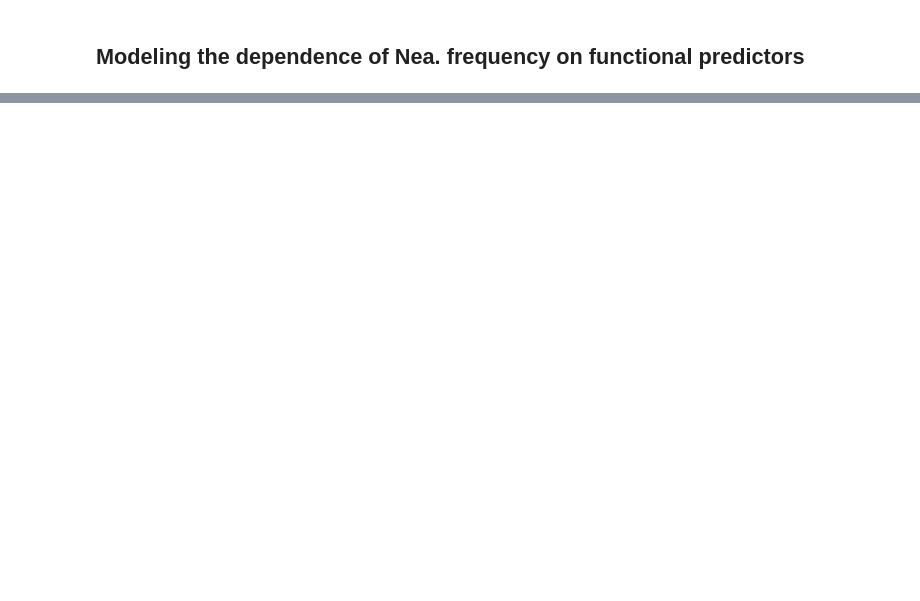
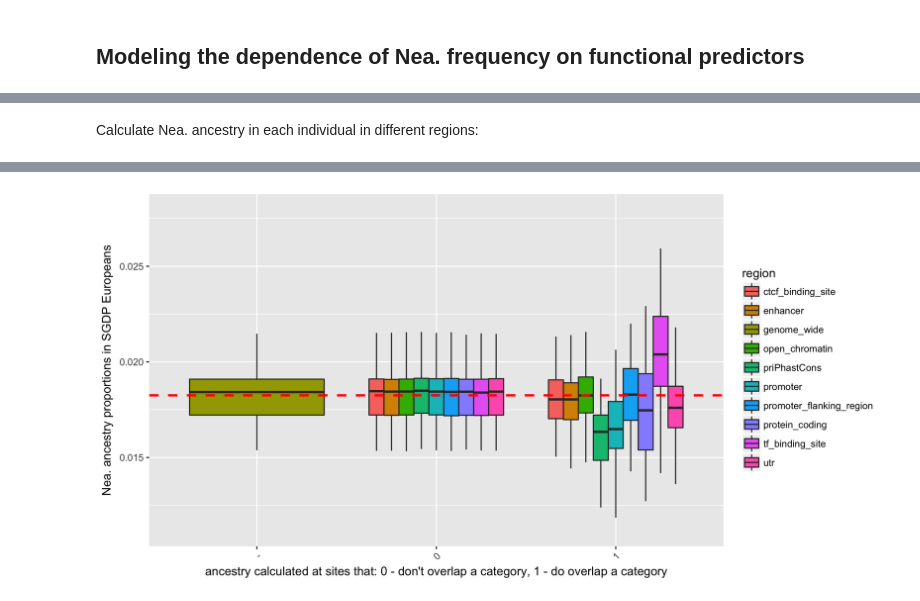
Before and after one commit to bodkan/nea-over-time, a Jupyter notebook: notebooks/introgression_predictors_cleaned_up.ipynb, the cells around one changed output, grey strips where cells are left out. Drawn from its saved outputs; the diff is of its cells as text; code cells hidden in the pictures; blank space fills up the shorter version.

```diff
--- a/notebooks/introgression_predictors_cleaned_up.ipynb
+++ b/notebooks/introgression_predictors_cleaned_up.ipynb
@@ -397,0 +466,2 @@ Number of Fisher Scoring iterations: 3
+# %%
+european_ids <- filter(samples, pop == "WestEurasia")$name
@@ -397,0 +488,8 @@ Number of Fisher Scoring iterations: 3
+# %%
+gt_hits <- inner_join(
+    select(as.data.frame(sites), seqnames, start, end, contains("hits_")),
+    select(as.data.frame(genotypes), seqnames, start, end, one_of(european_ids))
+) %>%
+    gather(region, hits, -c(1:3), -c(S_Abkhasian_1:S_Yemenite_Jew_2)) %>%
+    select(-seqnames, -start, -end) %>%
+    gather(name, gt, -region, -hits)
@@ -397,0 +508,23 @@ Number of Fisher Scoring iterations: 3
+# %% [markdown]
+Calculate Nea. ancestry in each individual in different regions:
+# %%
+hits_nea <-
+    group_by(gt_hits, name, region, hits) %>%
+    summarise(nea=mean(gt, na.rm=TRUE) / 2) %>%
+    ungroup %>%
+    mutate(hits=factor(hits),
+           region=str_replace(region, "hits_", ""))
+# %%
+genome_wide <- as.data.frame(mcols(genotypes)) %>%
+    summarise_at(european_ids, function(i) { mean(i, na.rm=TRUE) / 2 }) %>%
+    gather(name, nea) %>%
+    mutate(region="genome_wide", hits="-")
+# %%
+options(repr.plot.width=10, repr.plot.height=5, repr.plot.res=300)
+
+ggplot(bind_rows(hits_nea, genome_wide) %>% filter(complete.cases(.)), aes(hits, nea, fill=region)) +
+    geom_boxplot(outlier.size=NA) +
+    geom_hline(yintercept=mean(genome_wide$nea), linetype=2, color="red", size=1) +
+    theme(axis.text.x=element_text(angle=45, hjust=1)) +
+    labs(y="Nea. ancestry proportions in SGDP Europeans", x="ancestry calculated at sites that: 0 - don't overlap a category, 1 - do overlap a category")
+# %% [output]
@@ -397,0 +534 @@ Number of Fisher Scoring iterations: 3
+[figure, added]
```
Also changed, not shown: parts of 40 cells of this notebook.
